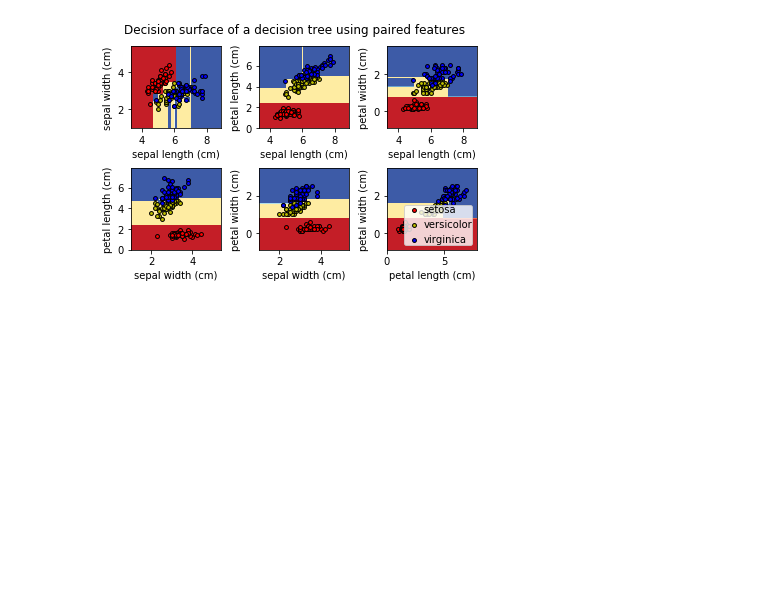
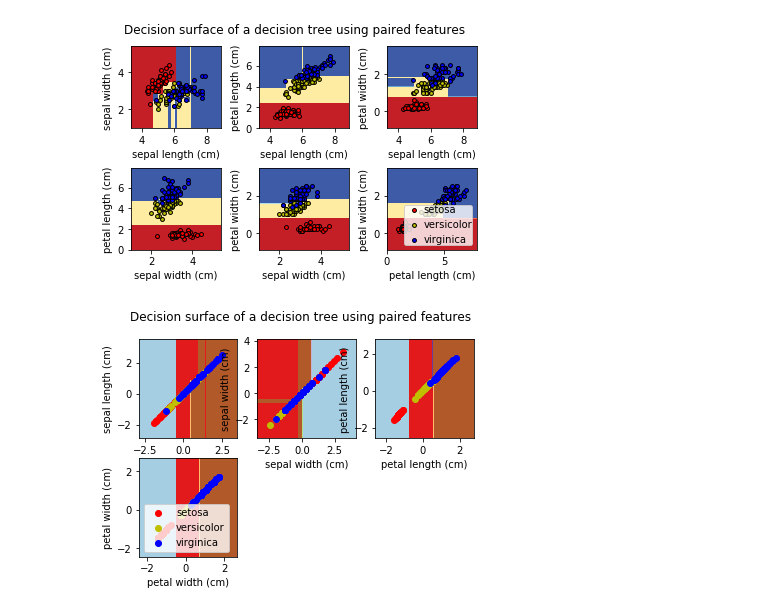
Before and after one commit to daniel-code/PRACTICE-AND-APPLICATIONS-OF-MACHINE-LEARNING, a Jupyter notebook: exercise2/plot_iris/plot_iris1.ipynb, the cells around one changed output. Drawn from its saved outputs; the diff is of its cells as text; code cells hidden in the pictures; blank space fills up the shorter version.

```diff
--- a/exercise2/plot_iris/plot_iris1.ipynb
+++ b/exercise2/plot_iris/plot_iris1.ipynb
@@ -68,3 +68,55 @@ plt.show()
 # %% [output]
 Automatically created module for IPython interactive environment
 [figure]
+# %%
+#use only one feature
+for pairidx, pair in enumerate([[0, 0], [1, 1], [2, 2],
+                                [3, 3]]):
+    # We only take the two corresponding features
+    X = iris.data[:, pair]
+    y = iris.target
+
+    # Shuffle
+    idx = np.arange(X.shape[0])
+    np.random.seed(13)
+    np.random.shuffle(idx)
+    X = X[idx]
+    y = y[idx]
+
+    # Standardize
+    mean = X.mean(axis=0)
+    std = X.std(axis=0)
+    X = (X - mean) / std
+
+    # Train
+    clf = DecisionTreeClassifier().fit(X, y)
+
+    # Plot the decision boundary
+    plt.subplot(2, 3, pairidx + 1)
+
+    x_min, x_max = X[:, 0].min() - 1, X[:, 0].max() + 1
+    y_min, y_max = X[:, 1].min() - 1, X[:, 1].max() + 1
+    xx, yy = np.meshgrid(np.arange(x_min, x_max, plot_step),
+                         np.arange(y_min, y_max, plot_step))
+
+    Z = clf.predict(np.c_[xx.ravel(), yy.ravel()])
+    Z = Z.reshape(xx.shape)
+    cs = plt.contourf(xx, yy, Z, cmap=plt.cm.Paired)
+
+    plt.xlabel(iris.feature_names[pair[0]])
+    plt.ylabel(iris.feature_names[pair[1]])
+    plt.axis("tight")
+
+    # Plot the training points
+    for i, color in zip(range(n_classes), plot_colors):
+        idx = np.where(y == i)
+        plt.scatter(X[idx, 0], X[idx, 1], c=color, label=iris.target_names[i],
+                    cmap=plt.cm.Paired)
+
+    plt.axis("tight")
+
+plt.suptitle("Decision surface of a decision tree using paired features")
+plt.legend()
+plt.show()
+# %% [output]
+[figure, added]
```
Also changed, not shown: parts of 1 cell of this notebook, 1 other file.
